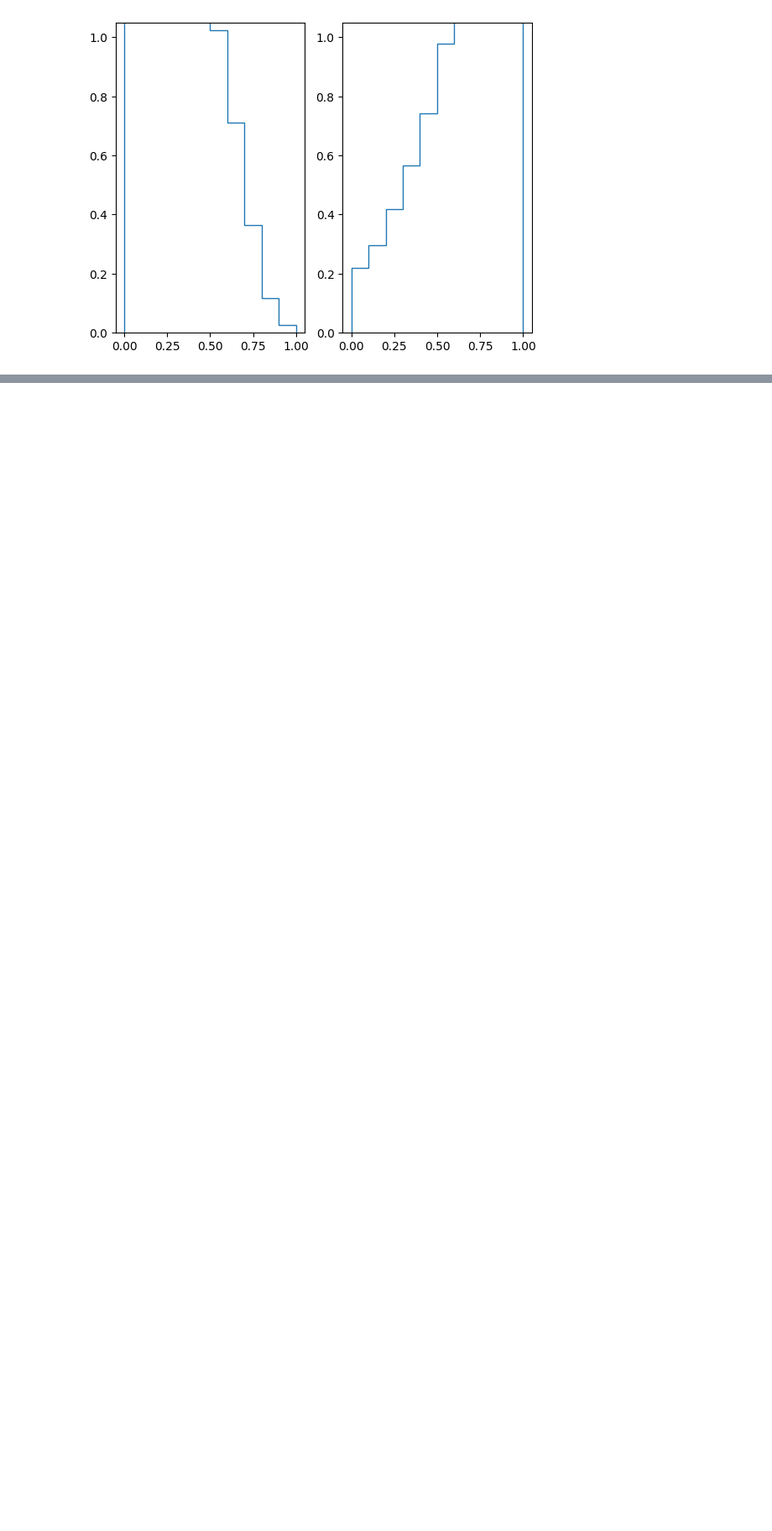
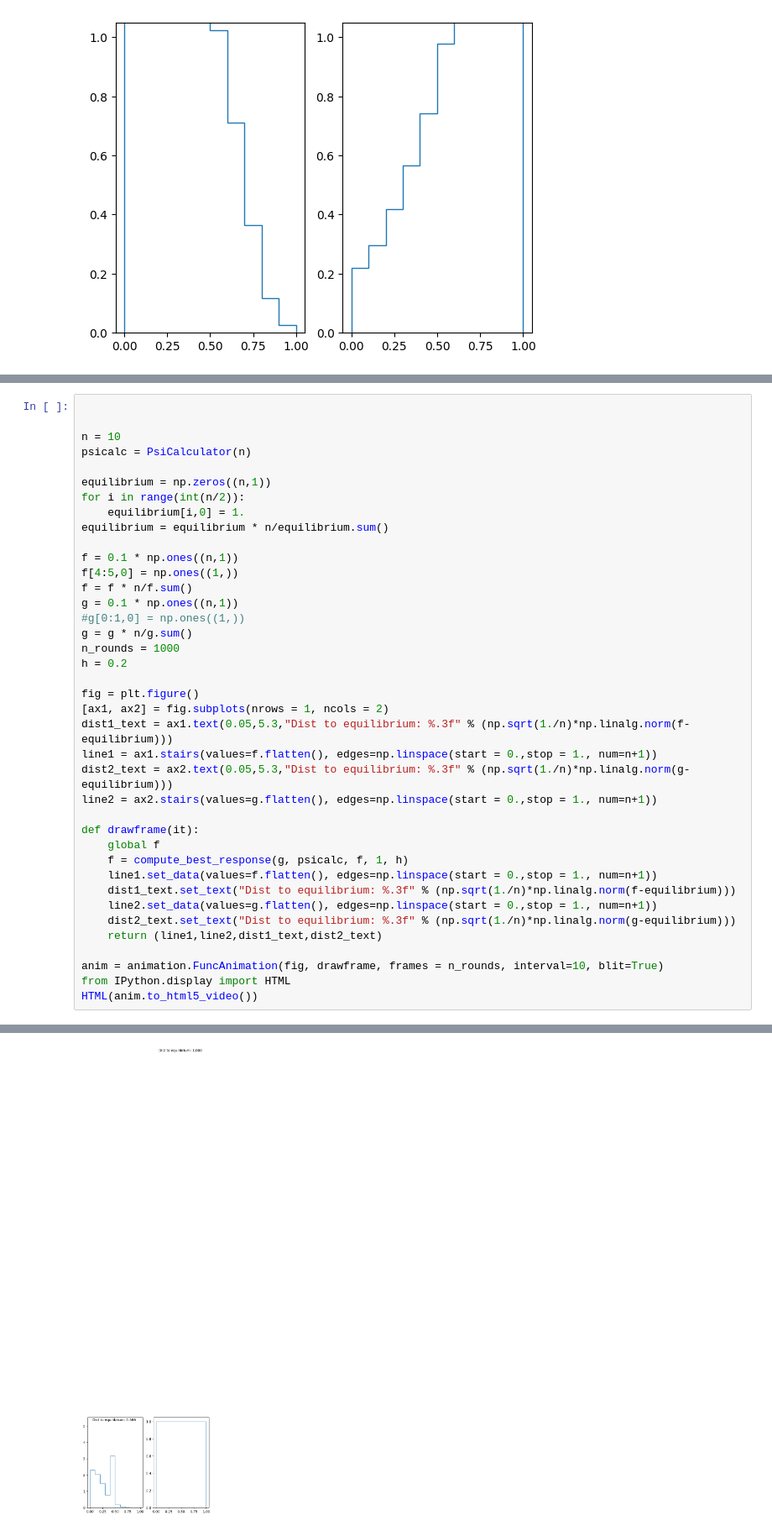
Before and after one commit to maxftl/bid_space_ascent, a Jupyter notebook: lyapunov/experiments.ipynb, the cells around one changed output, grey strips where cells are left out. Shown at 84% size. Drawn from its saved outputs; the diff is of its cells as text; blank space fills up the shorter version.

Commit message:
best response computation

```diff
--- a/lyapunov/experiments.ipynb
+++ b/lyapunov/experiments.ipynb
@@ -218,0 +221,40 @@ plt.scatter(distance_to_equil, utility_diff)
+# %%
+
+
+n = 10
+psicalc = PsiCalculator(n)
+
+equilibrium = np.zeros((n,1))
+for i in range(int(n/2)):
+    equilibrium[i,0] = 1.
+equilibrium = equilibrium * n/equilibrium.sum()
+
+f = 0.1 * np.ones((n,1))
+f[4:5,0] = np.ones((1,))
+f = f * n/f.sum()
+g = 0.1 * np.ones((n,1))
+#g[0:1,0] = np.ones((1,))
+g = g * n/g.sum()
+n_rounds = 1000
+h = 0.2
+
+fig = plt.figure()
+[ax1, ax2] = fig.subplots(nrows = 1, ncols = 2)
+dist1_text = ax1.text(0.05,5.3,"Dist to equilibrium: %.3f" % (np.sqrt(1./n)*np.linalg.norm(f-equilibrium)))
+line1 = ax1.stairs(values=f.flatten(), edges=np.linspace(start = 0.,stop = 1., num=n+1))
+dist2_text = ax2.text(0.05,5.3,"Dist to equilibrium: %.3f" % (np.sqrt(1./n)*np.linalg.norm(g-equilibrium)))
+line2 = ax2.stairs(values=g.flatten(), edges=np.linspace(start = 0.,stop = 1., num=n+1))
+
+def drawframe(it):
+    global f
+    f = compute_best_response(g, psicalc, f, 1, h)
+    line1.set_data(values=f.flatten(), edges=np.linspace(start = 0.,stop = 1., num=n+1))
+    dist1_text.set_text("Dist to equilibrium: %.3f" % (np.sqrt(1./n)*np.linalg.norm(f-equilibrium)))
+    line2.set_data(values=g.flatten(), edges=np.linspace(start = 0.,stop = 1., num=n+1))
+    dist2_text.set_text("Dist to equilibrium: %.3f" % (np.sqrt(1./n)*np.linalg.norm(g-equilibrium)))
+    return (line1,line2,dist1_text,dist2_text)
+
+anim = animation.FuncAnimation(fig, drawframe, frames = n_rounds, interval=10, blit=True)
+from IPython.display import HTML
+HTML(anim.to_html5_video())
+# %% [output]
@@ -218,0 +262 @@ plt.scatter(distance_to_equil, utility_diff)
+[figure, added]
```
Also changed, not shown: parts of 11 cells of this notebook, 1 other file.
